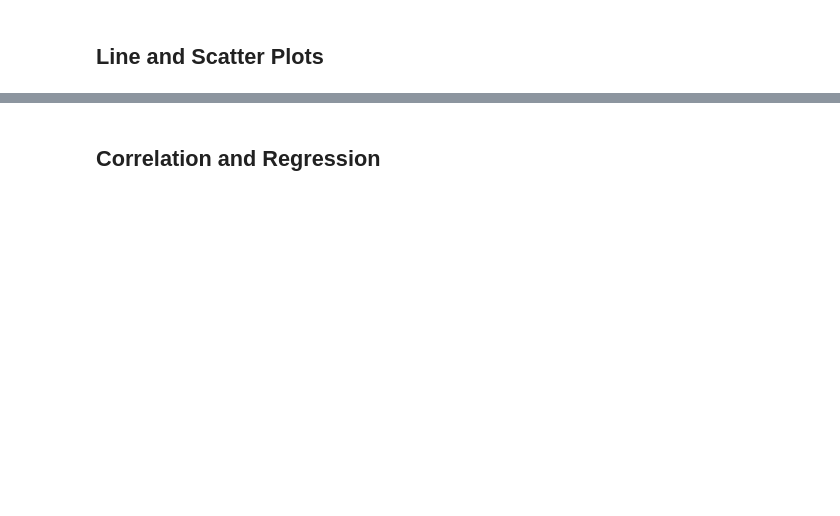
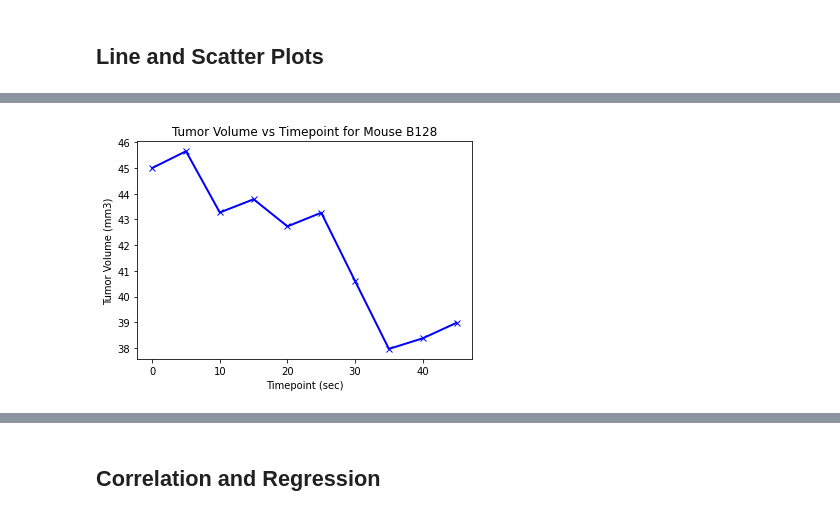
Before and after one commit to mchandler02/Matplotlib-Challenge, a Jupyter notebook: pymaceuticals_starter.ipynb, the cells around one changed output, grey strips where cells are left out. Cells and saved outputs as stored; diff of their text form; code cells hidden in the pictures; blank space fills up the shorter version.

```diff
--- a/pymaceuticals_starter.ipynb
+++ b/pymaceuticals_starter.ipynb
@@ -269,3 +292,6 @@ Ramicane has no outliers
 ## Line and Scatter Plots
 # %%
 # Generate a line plot of tumor volume vs. time point for a mouse treated with Capomulin
+b128_data = cleaned_mouse_data.loc[cleaned_mouse_data['Mouse ID']=='b128',:]
+b128_tumor_vol =b128_data['Tumor Volume (mm3)']
+b128_time=b128_data['Timepoint']
@@ -272,2 +310,12 @@ Ramicane has no outliers
+# %%
+plt.plot(b128_time, b128_tumor_vol, marker ='x', color='blue', linewidth=2.0, linestyle='solid')
+
+plt.title ('Tumor Volume vs Timepoint for Mouse B128')
+plt.xlabel('Timepoint (sec)')
+plt.ylabel('Tumor Volume (mm3)')
+
+plt.show()
+# %% [output]
+[figure, added]
 # %%
 # Generate a scatter plot of average tumor volume vs. mouse weight for the Capomulin regimen
```
Also changed, not shown: parts of 12 cells of this notebook.
